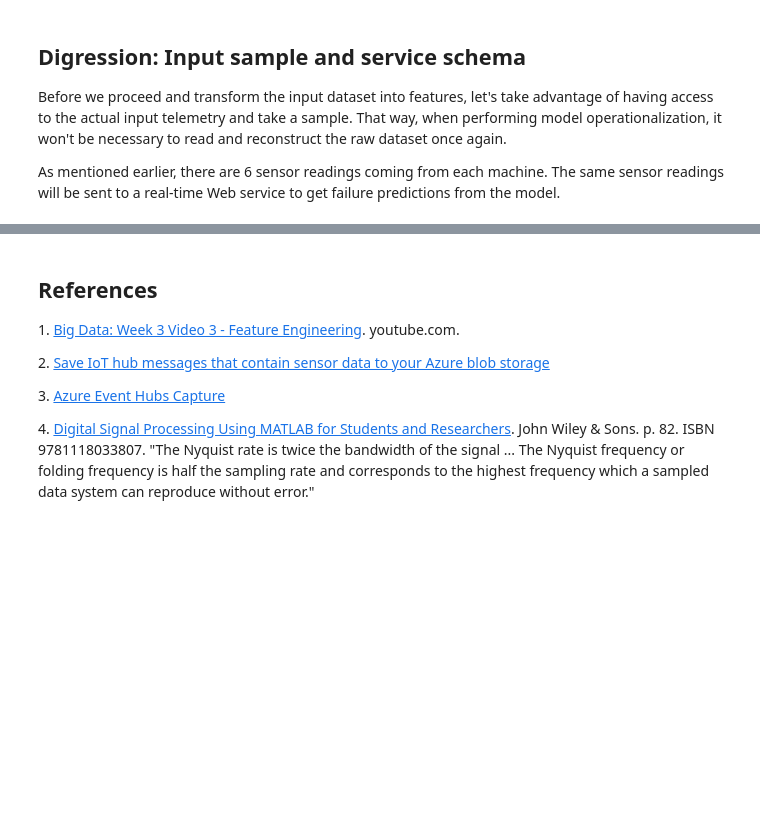
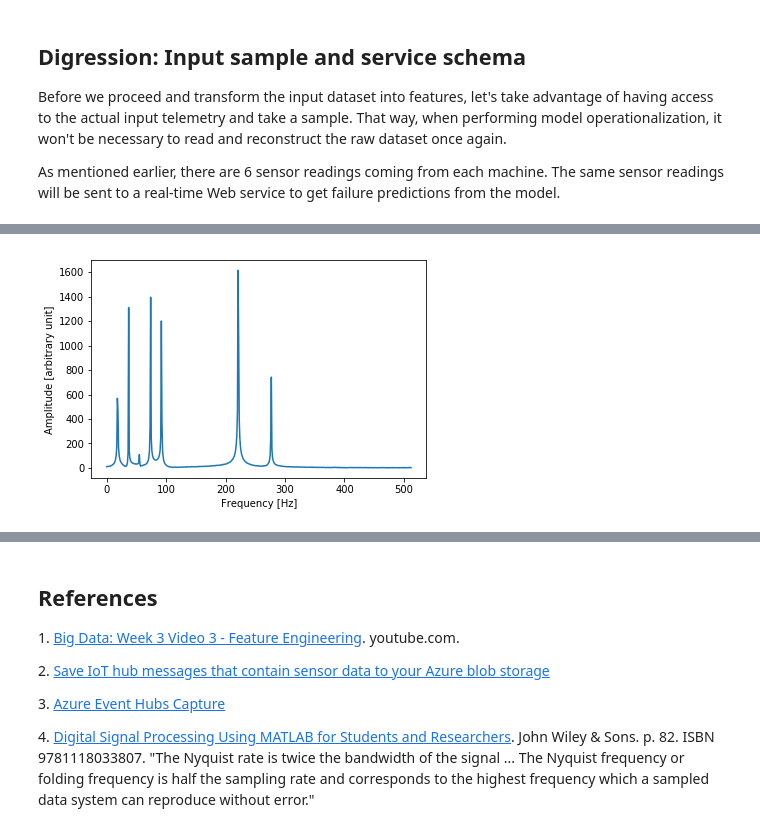
Before and after one commit to Azure/AI-PredictiveMaintenance, a Jupyter notebook: src/AML/Notebooks/FeatureEngineering.ipynb, the cells around one changed output, grey strips where cells are left out. Cells and saved outputs as stored; diff of their text form; code cells hidden in the pictures; blank space fills up the shorter version.

```diff
--- a/src/AML/Notebooks/FeatureEngineering.ipynb
+++ b/src/AML/Notebooks/FeatureEngineering.ipynb
@@ -101,6 +103,10 @@ input_columns = [
     ("vibration", ArrayType(ShortType()))]
 
 def extract_value(c):
+    """Returns a PySpark UDF that un-pickles
+    the payload, then extracts a value by its key
+    performing a type conversion if needed.
+    """
     def f(x):
         v = pickle.loads(x)[c[0]]
         if isinstance(v, np.ndarray):
@@ -110,7 +116,7 @@ def extract_value(c):
         return v
     return udf(f, c[1])
 
-# Note: Python's reduce function provides a concise way of adding many columns to the dataframe at once.
+# Note: The reduce function provides a concise way of adding many columns to the dataframe at once.
 # We will be using this pattern a couple of times throughout this notebook.
 df = (reduce(lambda _df, ic: _df.withColumn(ic[0], extract_value(ic)(df.Body)), input_columns, df)
       .withColumn('machineID', df.SystemProperties['connectionDeviceId'])
@@ -153,0 +162,13 @@ We will need *service_schema.json* when the model is ready to be operationalized
+# %%
+vibration = np.array(df.where(df.speed > 1000).first().vibration)
+sample_rate = 1024
+
+ampl = np.abs(np.fft.fft(vibration)) / sample_rate
+dft = ampl[:sample_rate // 2 + 1].tolist()
+
+plt.plot(dft)
+plt.xlabel('Frequency [Hz]')
+plt.ylabel('Amplitude [arbitrary unit]')
+plt.show()
+# %% [output]
+[figure, added]
```
Also changed, not shown: parts of 21 cells of this notebook, 2 other files.
